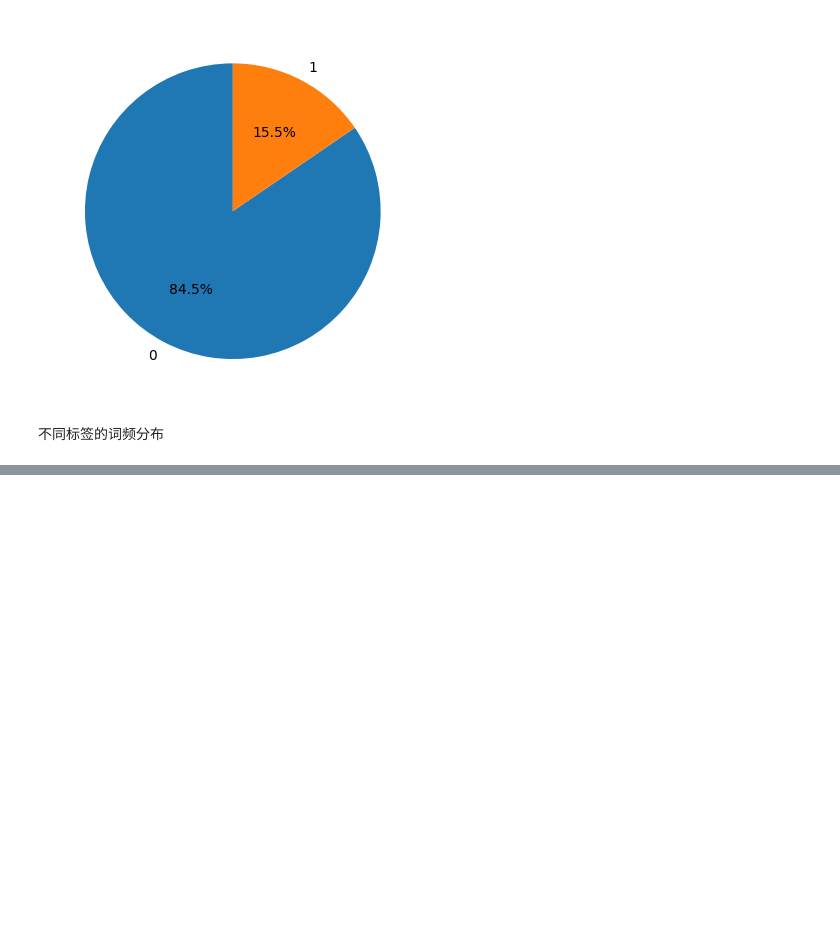
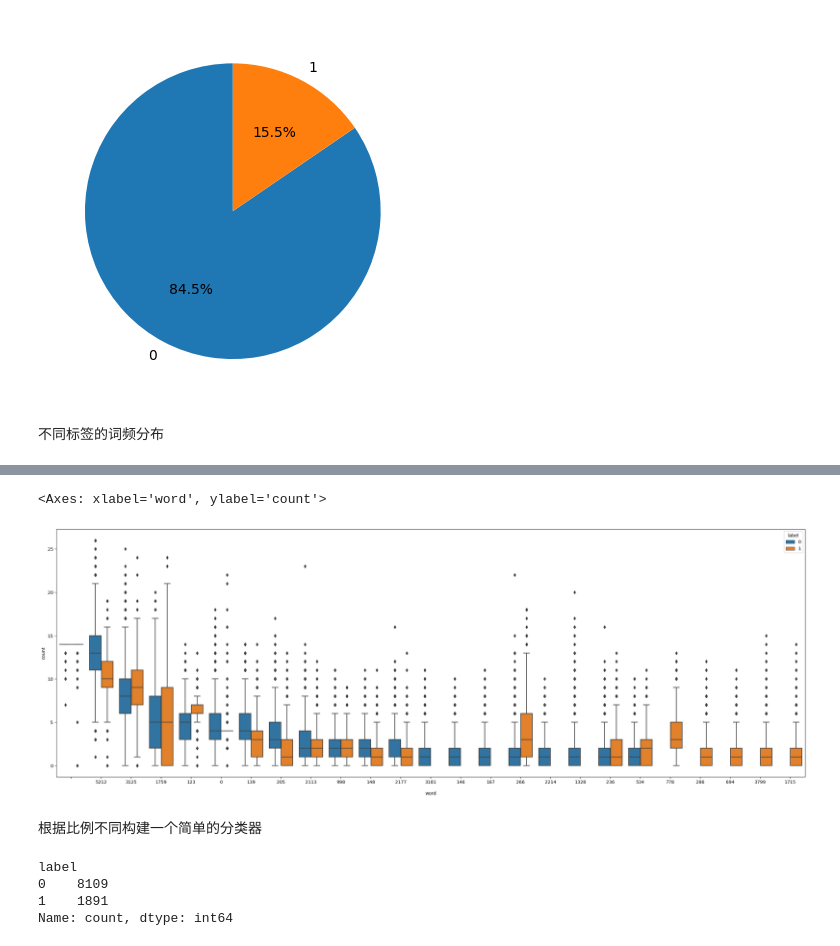
Before and after one commit to suzhc/gpt-detector, a Jupyter notebook: notebooks/2.TextVisualization.ipynb, the cells around one changed output, grey strips where cells are left out. Saved outputs shown, nothing was run; the diff lists cells and outputs as text; code cells hidden in the pictures; blank space fills up the shorter version.

```diff
--- a/notebooks/2.TextVisualization.ipynb
+++ b/notebooks/2.TextVisualization.ipynb
@@ -63,0 +84,49 @@ word_count_plot(train_data[train_data['label'] == 1], ax1, 'label=1')
+# %%
+
+# fig, (ax_train, ax_test) = plt.subplots(2, 1, figsize=(10, 10))
+
+# def plot_word_freq(df, ax, title_name=''):
+#     c = Counter()
+#     for content in df['content']:
+#         c.update(content)
+
+#     dic = {}
+#     for item, count in c.most_common(20):
+#         dic[item] = df['content'].apply(lambda x: x.count(item)).tolist()
+
+#     sns.boxplot(data=pd.DataFrame(dic), ax=ax)
+#     ax.set_title(title_name)
+#     ax.set_xticklabels(ax.get_xticklabels(), rotation=45)
+
+# plot_word_freq(train_data, ax_train, 'train')
+# plot_word_freq(test_data, ax_test, 'test')
+
+c = Counter()
+for content in train_data[train_data['label'] == 0]['content']:
+    c.update(content)
+
+df_plot = pd.DataFrame(columns=['word', 'count', 'label'])
+for item, count in c.most_common(20):
+    df_tmp = pd.DataFrame()
+    df_tmp['count'] = train_data[train_data['label'] == 0]['content'].apply(lambda x: x.count(item)).tolist()
+    df_tmp['word'] = item
+    df_tmp['label'] = 0
+    df_plot = pd.concat([df_plot, df_tmp], axis=0)
+
+c.clear()
+for content in train_data[train_data['label'] == 1]['content']:
+    c.update(content)
+
+for item, count in c.most_common(20):
+    df_tmp = pd.DataFrame()
+    df_tmp['count'] = train_data[train_data['label'] == 1]['content'].apply(lambda x: x.count(item)).tolist()
+    df_tmp['word'] = item
+    df_tmp['label'] = 1
+    df_plot = pd.concat([df_plot, df_tmp], axis=0)
+
+sns.boxplot(x='word', y='count', hue='label', data=df_plot)
+# %% [output]
+<Axes: xlabel='word', ylabel='count'>
+[figure, added]
+# %% [markdown]
+根据比例不同构建一个简单的分类器
@@ -63,0 +146,7 @@ word_count_plot(train_data[train_data['label'] == 1], ax1, 'label=1')
+# %%
+submit['label'].value_counts()
+# %% [output]
+label
+0    8109
+1    1891
+Name: count, dtype: int64
```
Also changed, not shown: parts of 3 cells of this notebook.
